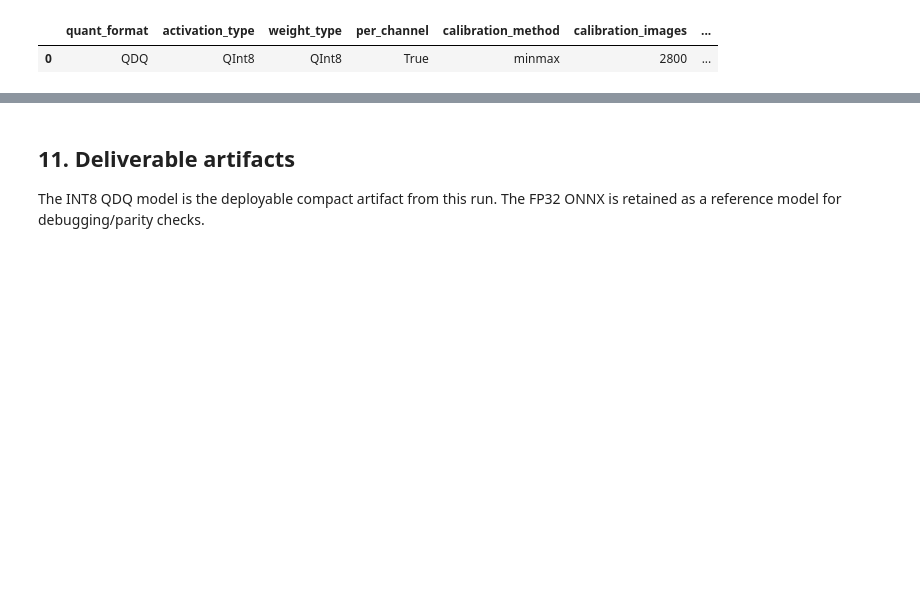
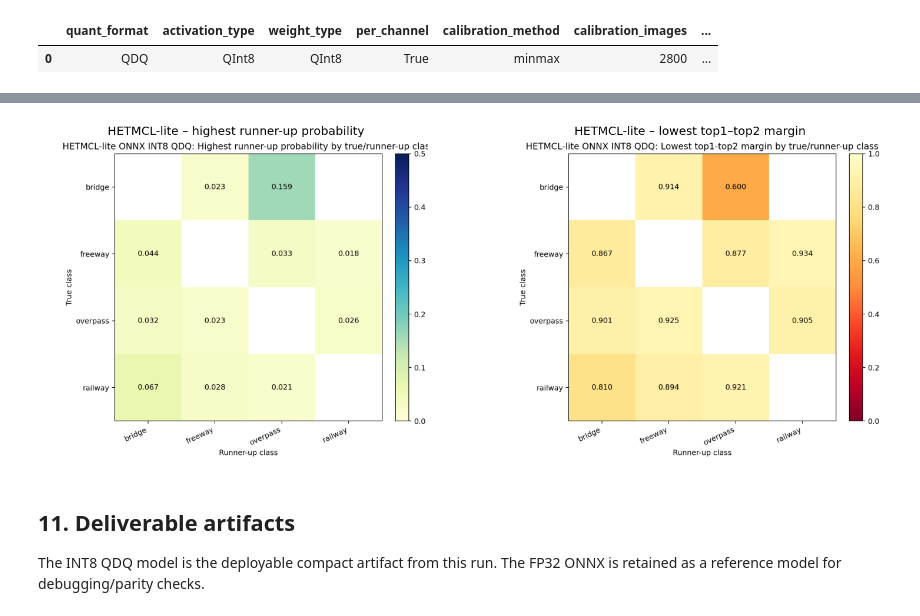
Before and after one commit to JoshDui/CSC3109_Project, a Jupyter notebook: notebooks/08_hetmcl_lite_quantisation.ipynb, the cells around one changed output, grey strips where cells are left out. Cells and saved outputs as stored; diff of their text form; code cells hidden in the pictures; blank space fills up the shorter version.

```diff
--- a/notebooks/08_hetmcl_lite_quantisation.ipynb
+++ b/notebooks/08_hetmcl_lite_quantisation.ipynb
@@ -387,3 +396,22 @@ display_table(quant_view, 'INT8 QDQ quantisation settings')
+# %%
+NEAR_CONFUSION_DIR = PROJECT_ROOT / 'reports' / 'figures' / 'swin_dino_hetmcl_near_confusion'
+runner_up_img = NEAR_CONFUSION_DIR / 'hetmcl_lite_onnx_int8_qdq_highest_runner_up_probability_heatmap.png'
+margin_img = NEAR_CONFUSION_DIR / 'hetmcl_lite_onnx_int8_qdq_lowest_margin_heatmap.png'
+
+fig, axes = plt.subplots(1, 2, figsize=(13, 5))
+for ax, (img_path, title) in zip(axes, [
+    (runner_up_img, 'HETMCL-lite – highest runner-up probability'),
+    (margin_img, 'HETMCL-lite – lowest top1–top2 margin'),
+]):
+    if PILImage is not None and img_path.exists():
+        with PILImage.open(img_path) as pil_img:
+            ax.imshow(pil_img)
+    ax.set_title(title)
+    ax.axis('off')
+fig.tight_layout()
+plt.show()
+# %% [output]
+[figure, added]
 # %% [markdown]
 ## 11. Deliverable artifacts
 
```
Also changed, not shown: parts of 2 cells of this notebook, 1 other file.
